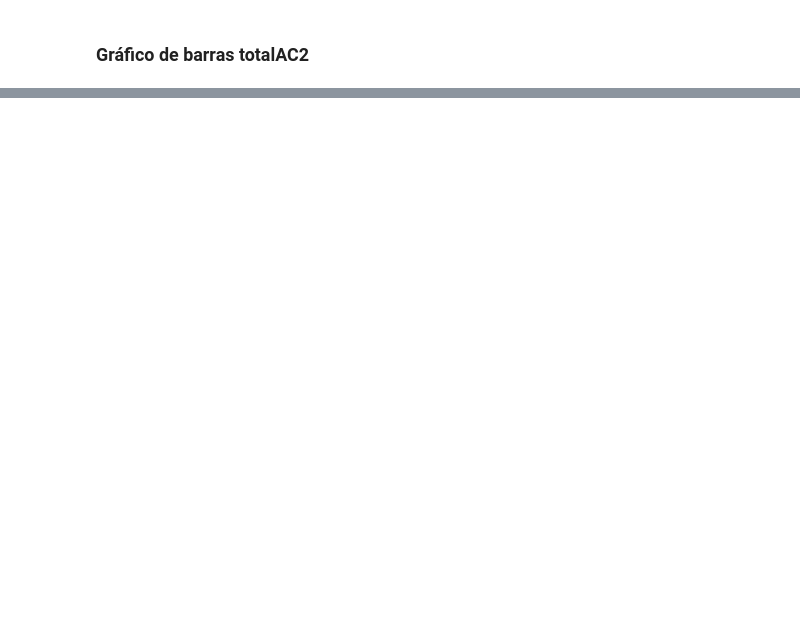
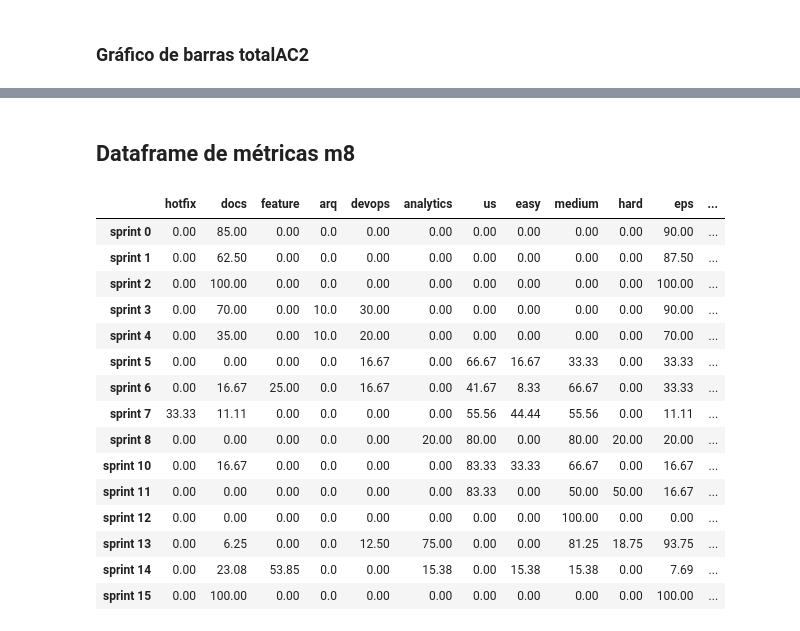
Before and after one commit to Lend-it/Analytics, a Jupyter notebook: Analytics.ipynb, the cells around one changed output, grey strips where cells are left out. Drawn from its saved outputs; the diff is of its cells as text; code cells hidden in the pictures; blank space fills up the shorter version.

Commit message:
feat: Create dataframes csv
Co-authored-by: Rogério Junior <rogeriojunior@aluno.unb.br>

```diff
--- a/Analytics.ipynb
+++ b/Analytics.ipynb
@@ -345,0 +346,21 @@ ax = issues_dfs['metrics']['totalAC2'].plot.bar(rot=0)
+# %% [markdown]
+## Dataframe de métricas m8
+# %%
+issues_dfs['m8']
+# %% [output]
+|  | hotfix | docs | feature | arq | devops | analytics | us | easy | medium | hard | eps | ... |
+| sprint 0 | 0.00 | 85.00 | 0.00 | 0.0 | 0.00 | 0.00 | 0.00 | 0.00 | 0.00 | 0.00 | 90.00 | ... |
+| sprint 1 | 0.00 | 62.50 | 0.00 | 0.0 | 0.00 | 0.00 | 0.00 | 0.00 | 0.00 | 0.00 | 87.50 | ... |
+| sprint 2 | 0.00 | 100.00 | 0.00 | 0.0 | 0.00 | 0.00 | 0.00 | 0.00 | 0.00 | 0.00 | 100.00 | ... |
+| sprint 3 | 0.00 | 70.00 | 0.00 | 10.0 | 30.00 | 0.00 | 0.00 | 0.00 | 0.00 | 0.00 | 90.00 | ... |
+| sprint 4 | 0.00 | 35.00 | 0.00 | 10.0 | 20.00 | 0.00 | 0.00 | 0.00 | 0.00 | 0.00 | 70.00 | ... |
+| sprint 5 | 0.00 | 0.00 | 0.00 | 0.0 | 16.67 | 0.00 | 66.67 | 16.67 | 33.33 | 0.00 | 33.33 | ... |
+| sprint 6 | 0.00 | 16.67 | 25.00 | 0.0 | 16.67 | 0.00 | 41.67 | 8.33 | 66.67 | 0.00 | 33.33 | ... |
+| sprint 7 | 33.33 | 11.11 | 0.00 | 0.0 | 0.00 | 0.00 | 55.56 | 44.44 | 55.56 | 0.00 | 11.11 | ... |
+| sprint 8 | 0.00 | 0.00 | 0.00 | 0.0 | 0.00 | 20.00 | 80.00 | 0.00 | 80.00 | 20.00 | 20.00 | ... |
+| sprint 10 | 0.00 | 16.67 | 0.00 | 0.0 | 0.00 | 0.00 | 83.33 | 33.33 | 66.67 | 0.00 | 16.67 | ... |
+| sprint 11 | 0.00 | 0.00 | 0.00 | 0.0 | 0.00 | 0.00 | 83.33 | 0.00 | 50.00 | 50.00 | 16.67 | ... |
+| sprint 12 | 0.00 | 0.00 | 0.00 | 0.0 | 0.00 | 0.00 | 0.00 | 0.00 | 100.00 | 0.00 | 0.00 | ... |
+| sprint 13 | 0.00 | 6.25 | 0.00 | 0.0 | 12.50 | 75.00 | 0.00 | 0.00 | 81.25 | 18.75 | 93.75 | ... |
+| sprint 14 | 0.00 | 23.08 | 53.85 | 0.0 | 0.00 | 15.38 | 0.00 | 15.38 | 15.38 | 0.00 | 7.69 | ... |
+| sprint 15 | 0.00 | 100.00 | 0.00 | 0.0 | 0.00 | 0.00 | 0.00 | 0.00 | 0.00 | 0.00 | 100.00 | ... |
```
Also changed, not shown: parts of 7 cells of this notebook, 7 other files.
